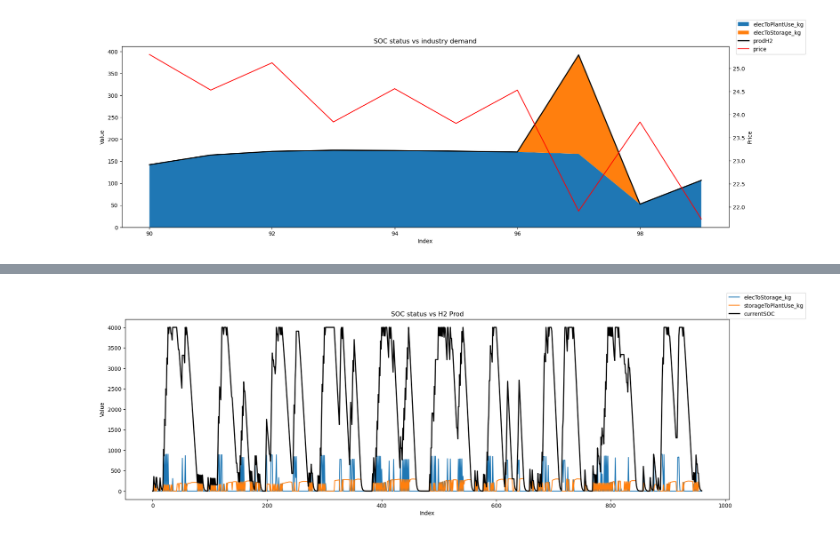
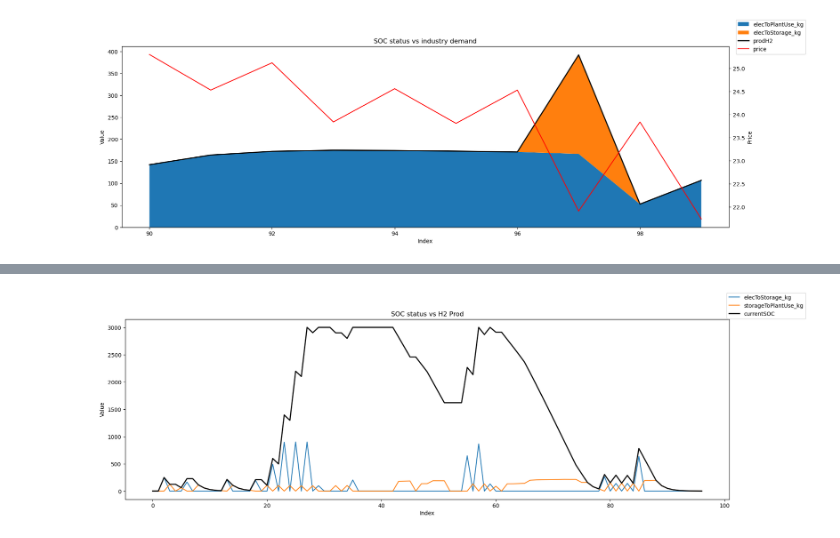
Before and after one commit to khasmammadov/flexABLE, a Jupyter notebook: Data_processing/Optimal_bid_check_seperate_tech_param.ipynb, the cells around one changed output, grey strips where cells are left out. Saved outputs shown, nothing was run; the diff lists cells and outputs as text; code cells hidden in the pictures.

```diff
--- a/Data_processing/Optimal_bid_check_seperate_tech_param.ipynb
+++ b/Data_processing/Optimal_bid_check_seperate_tech_param.ipynb
@@ -47,36 +63,19 @@ plt.show()
 # %%
-fig, ax1 = plt.subplots(figsize=(20, 6))
-df_sliced = df[90:100]
+fig, ax = plt.subplots(figsize=(20, 6))
+df_sliced = df[0:97]
 
-ax1.stackplot(df_sliced.index, df_sliced['elecToPlantUse_kg'], df_sliced['elecToStorage_kg'], labels=['elecToPlantUse_kg', 'elecToStorage_kg'])
-ax1.plot(df_sliced.index, df_sliced['prodH2'], color='black', linewidth=2, label='prodH2')
+ax.plot(df_sliced['elecToStorage_kg'], label='elecToStorage_kg')
+ax.plot(df_sliced['storageToPlantUse_kg'], label='storageToPlantUse_kg')
+ax.plot(df_sliced['currentSOC'], color='black', linewidth=2, label='currentSOC')
 
-ax1.set_xlabel('Index')
-ax1.set_ylabel('Value')
-ax1.set_title('Cumulative Produced Hydrogen')
-
-# Add the price column as a red line on the secondary axis
-ax2 = ax1.twinx()
-ax2.plot(df_sliced.index, df_sliced['price'], color='red', label='price')
-ax2.set_ylabel('Price')
+ax.set_xlabel('Index')
+ax.set_ylabel('Value')
+ax.set_title('SOC status vs H2 Prod')
 
 fig.legend(loc='upper right')
 plt.show()
+# %% [output]
+[figure, added]
-# %%
-fig, ax = plt.subplots(figsize=(20, 6))
-
-ax.plot(df['elecToStorage_kg'], label='elecToStorage_kg')
-ax.plot(df['storageToPlantUse_kg'], label='storageToPlantUse_kg')
-ax.plot(df['currentSOC'], color='black', linewidth=2, label='currentSOC')
-
-ax.set_xlabel('Index')
-ax.set_ylabel('Value')
-ax.set_title('SOC status vs H2 Prod')
-
-fig.legend(loc='upper right')
-plt.show()
-# %% [output]
-[figure, removed]
 # %%
 import pandas as pd
 import matplotlib.pyplot as plt
```
Also changed, not shown: parts of 4 cells of this notebook, 4 other files.
